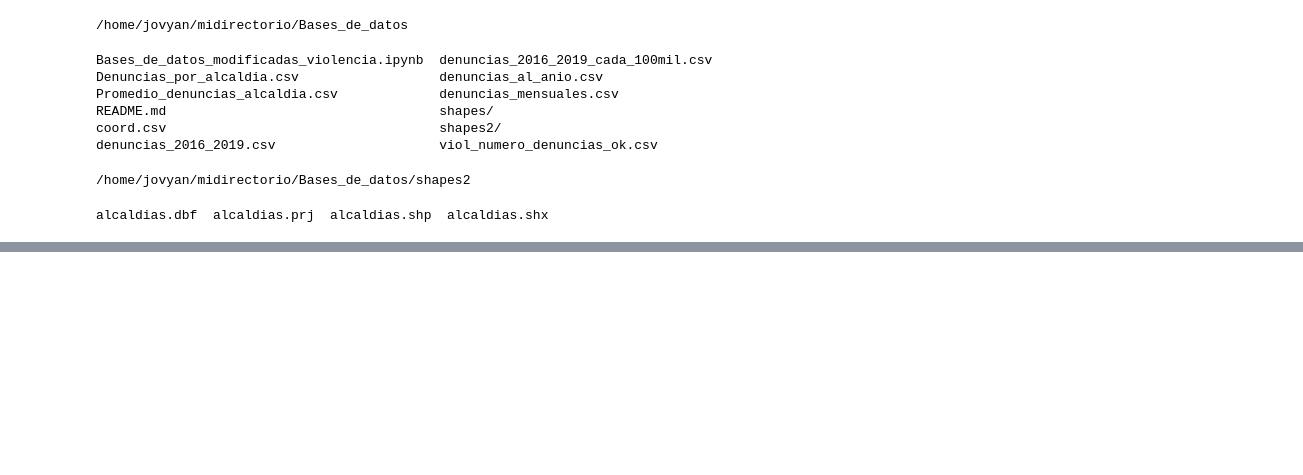
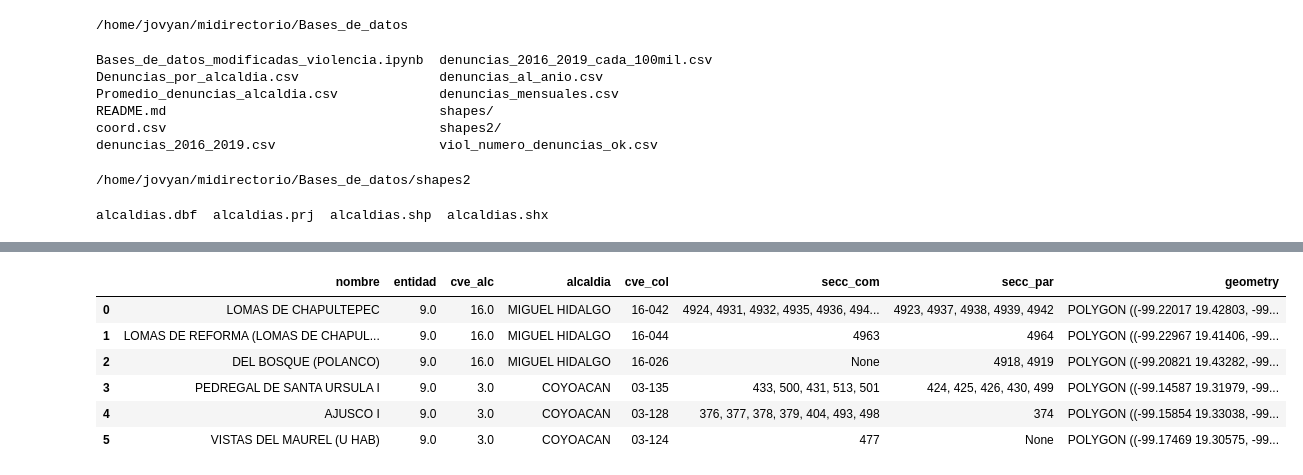
Before and after one commit to prope-2020-gh-classroom/practica-final-por-equipos-verano-2020-itam-patyua, a Jupyter notebook: Mapas.ipynb, the cells around one changed output, grey strips where cells are left out. Cells and saved outputs as stored; diff of their text form; code cells hidden in the pictures; blank space fills up the shorter version.

```diff
--- a/Mapas.ipynb
+++ b/Mapas.ipynb
@@ -67,0 +99,10 @@ alcaldias = gpd.read_file("alcaldias.shp")
+# %%
+colonias.head(6)
+# %% [output]
+|  | nombre | entidad | cve_alc | alcaldia | cve_col | secc_com | secc_par | geometry |
+| 0 | LOMAS DE CHAPULTEPEC | 9.0 | 16.0 | MIGUEL HIDALGO | 16-042 | 4924, 4931, 4932, 4935, 4936, 494... | 4923, 4937, 4938, 4939, 4942 | POLYGON ((-99.22017 19.42803, -99... |
+| 1 | LOMAS DE REFORMA (LOMAS DE CHAPUL... | 9.0 | 16.0 | MIGUEL HIDALGO | 16-044 | 4963 | 4964 | POLYGON ((-99.22967 19.41406, -99... |
+| 2 | DEL BOSQUE (POLANCO) | 9.0 | 16.0 | MIGUEL HIDALGO | 16-026 | None | 4918, 4919 | POLYGON ((-99.20821 19.43282, -99... |
+| 3 | PEDREGAL DE SANTA URSULA I | 9.0 | 3.0 | COYOACAN | 03-135 | 433, 500, 431, 513, 501 | 424, 425, 426, 430, 499 | POLYGON ((-99.14587 19.31979, -99... |
+| 4 | AJUSCO I | 9.0 | 3.0 | COYOACAN | 03-128 | 376, 377, 378, 379, 404, 493, 498 | 374 | POLYGON ((-99.15854 19.33038, -99... |
+| 5 | VISTAS DEL MAUREL (U HAB) | 9.0 | 3.0 | COYOACAN | 03-124 | 477 | None | POLYGON ((-99.17469 19.30575, -99... |
```
Also changed, not shown: parts of 9 cells of this notebook.
